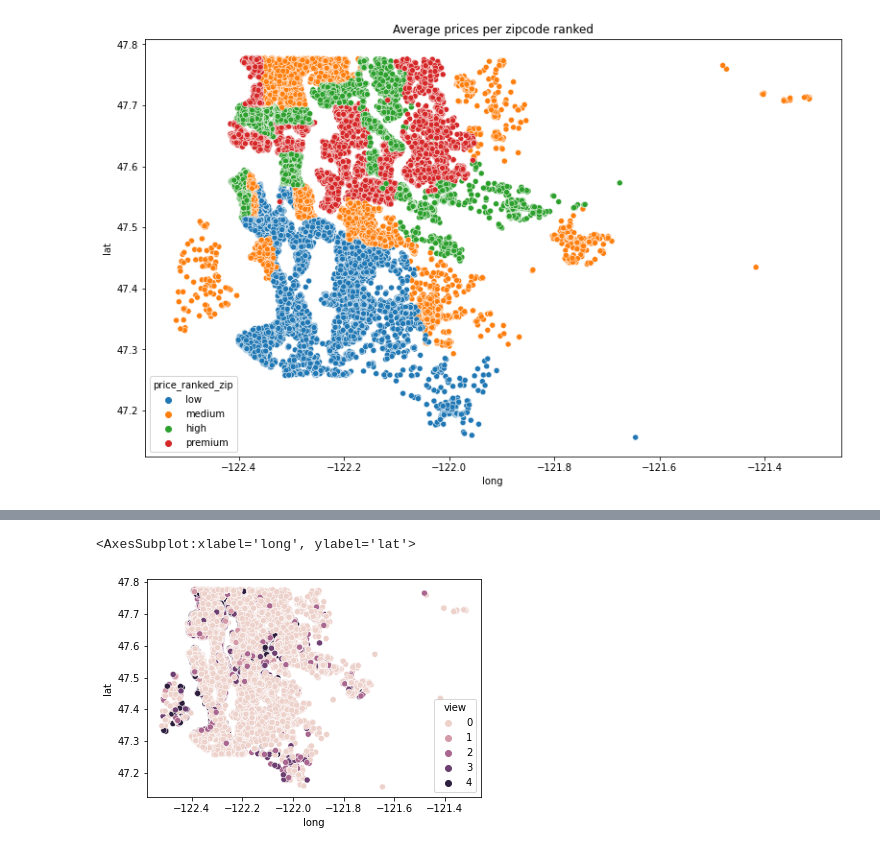
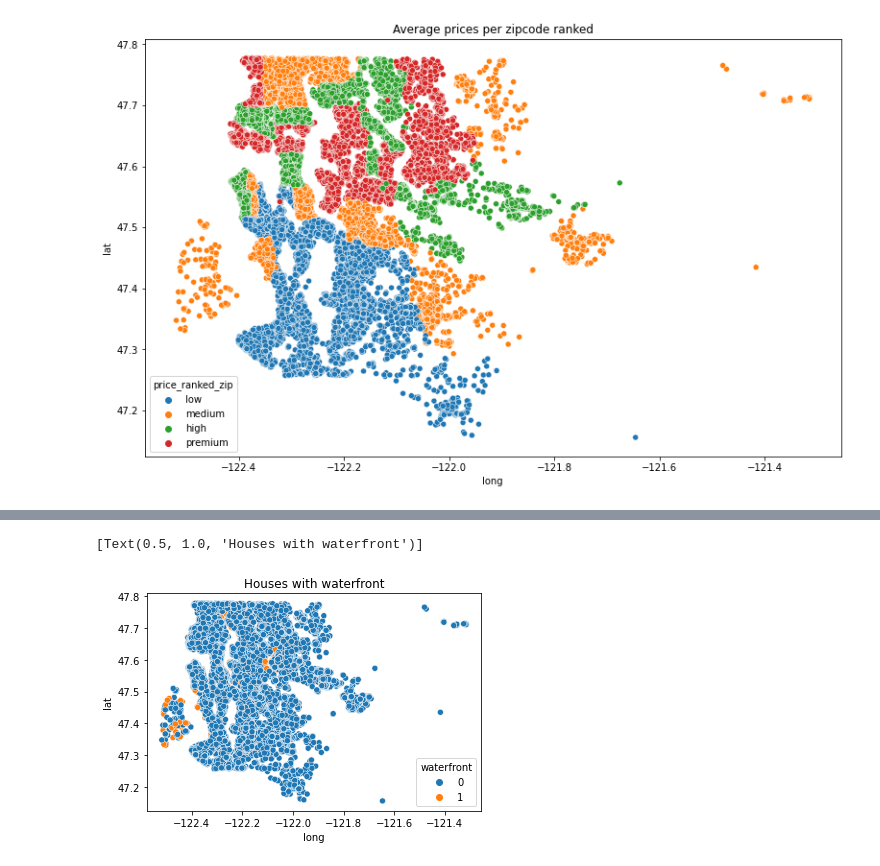
Before and after one commit to CrisQueCris/Houseprices, a Jupyter notebook: FinalJupyter.ipynb, the cells around one changed output, grey strips where cells are left out. Cells and saved outputs as stored; diff of their text form; code cells hidden in the pictures.

```diff
--- a/FinalJupyter.ipynb
+++ b/FinalJupyter.ipynb
@@ -983,5 +824,5 @@ sns.scatterplot(data = hp_df_org, x='long', y='lat', hue='waterfront')
-# %%
-sns.scatterplot(data = hp_df_org, x='long', y='lat', hue='view')
-# %% [output]
-<AxesSubplot:xlabel='long', ylabel='lat'>
-[figure, removed]
+# %%
+sns.scatterplot(data = hp_df_org, x='long', y='lat', hue='waterfront').set(title='Houses with waterfront')
+# %% [output]
+[Text(0.5, 1.0, 'Houses with waterfront')]
+[figure, added]
```
Also changed, not shown: parts of 36 cells of this notebook, 2 other files.
